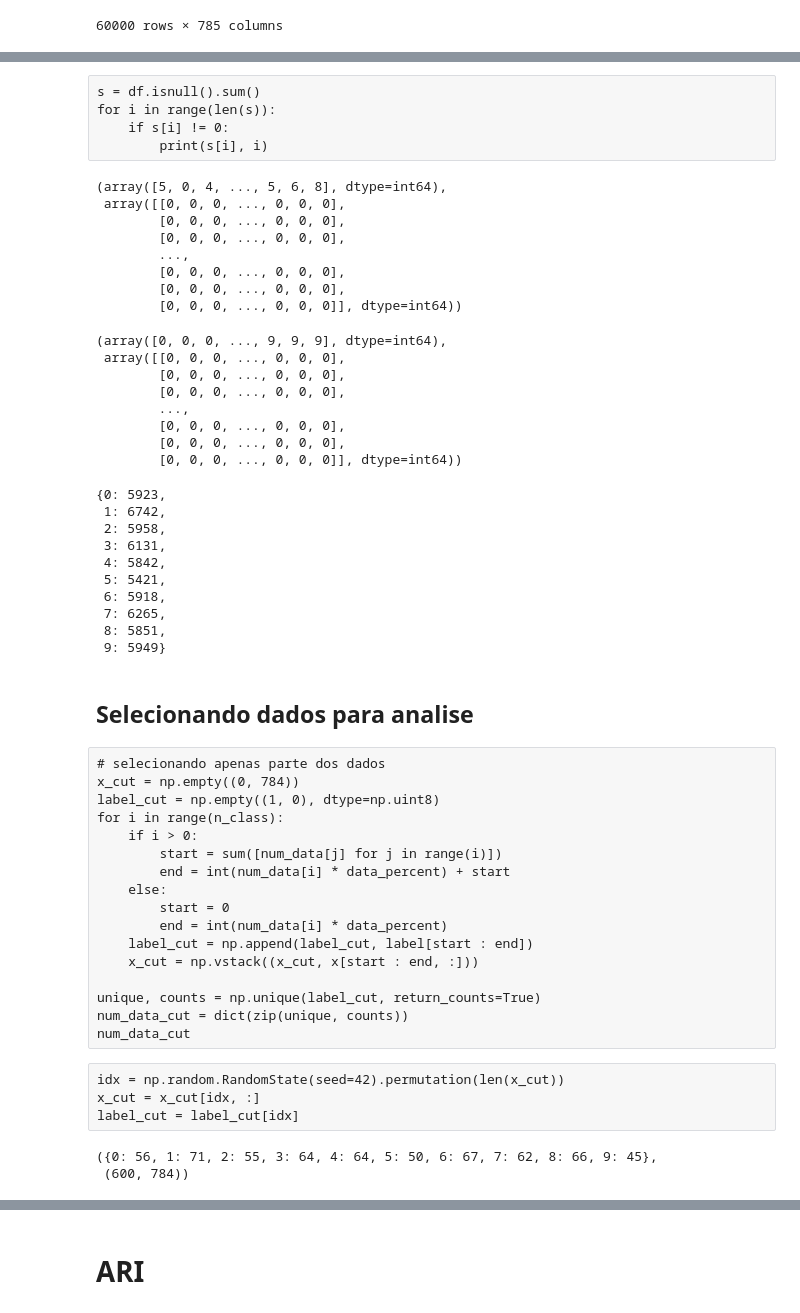
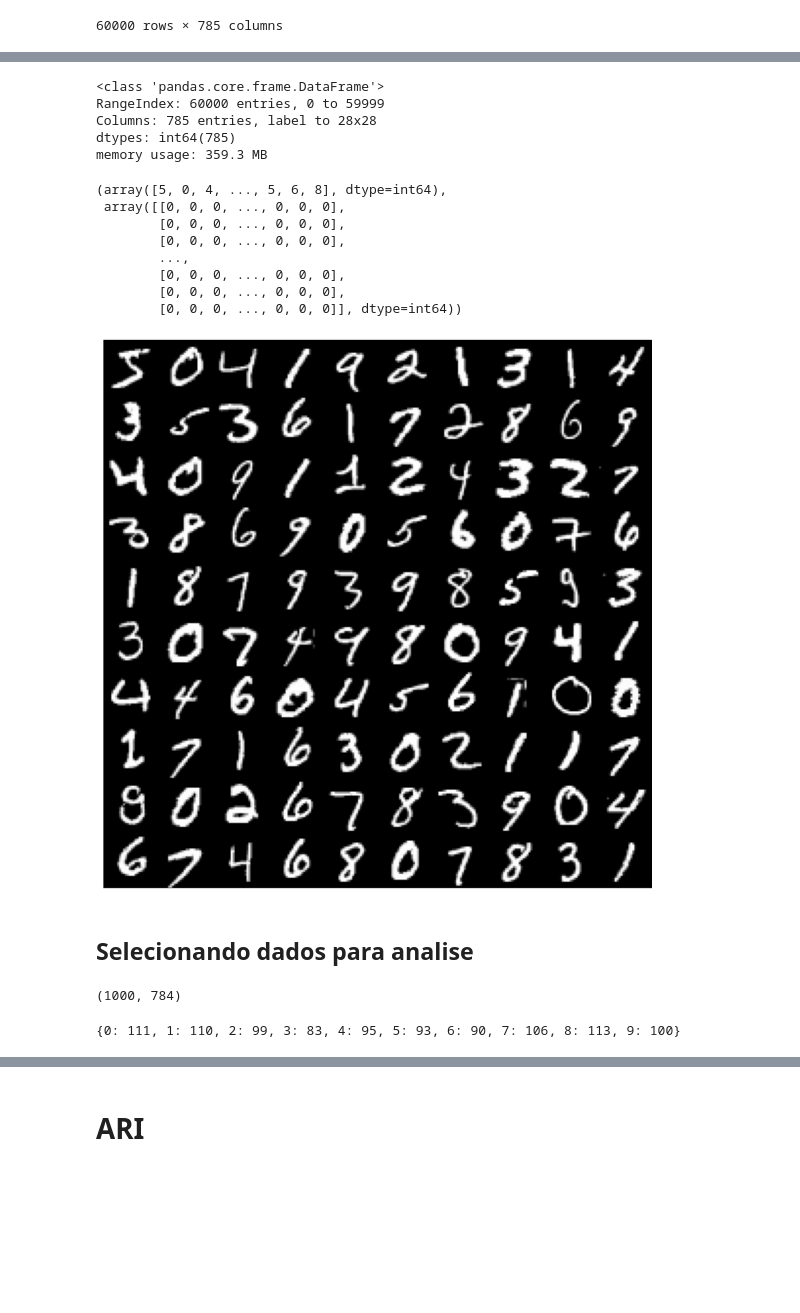
Before and after one commit to MarcoGrivol/Manifold-Learning, a Jupyter notebook: MNIST Multiple Tests.ipynb, the cells around one changed output, grey strips where cells are left out. Saved outputs shown, nothing was run; the diff lists cells and outputs as text; code cells hidden in the pictures; blank space fills up the shorter version.

```diff
--- a/MNIST Multiple Tests.ipynb
+++ b/MNIST Multiple Tests.ipynb
@@ -59,6 +56,9 @@ df.duplicated().sum()
-# %% [raw]
-s = df.isnull().sum()
-for i in range(len(s)):
-    if s[i] != 0:
-        print(s[i], i)
+# %%
+df.info()
+# %% [output]
+<class 'pandas.core.frame.DataFrame'>
+RangeIndex: 60000 entries, 0 to 59999
+Columns: 785 entries, label to 28x28
+dtypes: int64(785)
+memory usage: 359.3 MB
 # %%
@@ -76,69 +76,23 @@ label, x
         [0, 0, 0, ..., 0, 0, 0],
         [0, 0, 0, ..., 0, 0, 0],
         [0, 0, 0, ..., 0, 0, 0]], dtype=int64))
-# %%
-# sort de acordo com os labels
-idx = np.argsort(label)
-label = label[idx]
-x = x[idx]
-label, x
-# %% [output]
-(array([0, 0, 0, ..., 9, 9, 9], dtype=int64),
- array([[0, 0, 0, ..., 0, 0, 0],
-        [0, 0, 0, ..., 0, 0, 0],
-        [0, 0, 0, ..., 0, 0, 0],
-        ...,
-        [0, 0, 0, ..., 0, 0, 0],
-        [0, 0, 0, ..., 0, 0, 0],
-        [0, 0, 0, ..., 0, 0, 0]], dtype=int64))
-# %%
-unique, counts = np.unique(label, return_counts=True)
-num_data = dict(zip(unique, counts))
-num_data
-# %% [output]
-{0: 5923,
- 1: 6742,
- 2: 5958,
- 3: 6131,
- 4: 5842,
- 5: 5421,
- 6: 5918,
- 7: 6265,
- 8: 5851,
- 9: 5949}
+# %%
+plot_images(x)
+# %% [output]
+[figure, added]
 # %% [markdown]
 ## Selecionando dados para analise
-# %% [raw]
-# selecionando apenas parte dos dados
-x_cut = np.empty((0, 784))
-label_cut = np.empty((1, 0), dtype=np.uint8)
-for i in range(n_class):
-    if i > 0:
-        start = sum([num_data[j] for j in range(i)])
-        end = int(num_data[i] * data_percent) + start
-    else:
-        start = 0
-        end = int(num_data[i] * data_percent)
-    label_cut = np.append(label_cut, label[start : end])
-    x_cut = np.vstack((x_cut, x[start : end, :]))
-
-unique, counts = np.unique(label_cut, return_counts=True)
-num_data_cut = dict(zip(unique, counts))
-num_data_cut
-# %% [raw]
-idx = np.random.RandomState(seed=42).permutation(len(x_cut))
-x_cut = x_cut[idx, :]
-label_cut = label_cut[idx]
 # %%
 idx = np.random.RandomState(seed=42).permutation(len(x))
 x = x[idx, :]
 label = label[idx]
-x_cut = x[:int(len(x) * data_percent), :]
-label_cut = label[:int(len(x) * data_percent)]
+x_cut = x[:amostras, :]
+label_cut = label[:amostras]
 
 unique, counts = np.unique(label_cut, return_counts=True)
 num_data_cut = dict(zip(unique, counts))
-num_data_cut, x_cut.shape
+print(x_cut.shape)
+num_data_cut
 # %% [output]
-({0: 56, 1: 71, 2: 55, 3: 64, 4: 64, 5: 50, 6: 67, 7: 62, 8: 66, 9: 45},
- (600, 784))
+(1000, 784)
+{0: 111, 1: 110, 2: 99, 3: 83, 4: 95, 5: 93, 6: 90, 7: 106, 8: 113, 9: 100}
```
Also changed, not shown: parts of 28 cells of this notebook, 16 other files.
